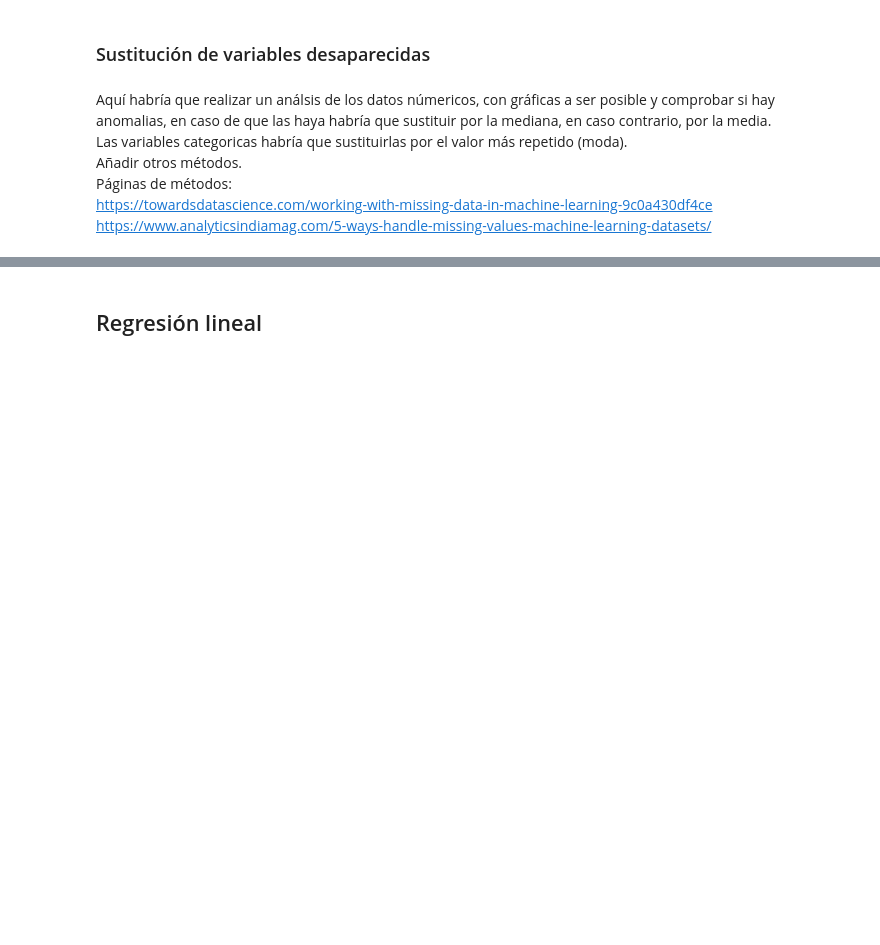
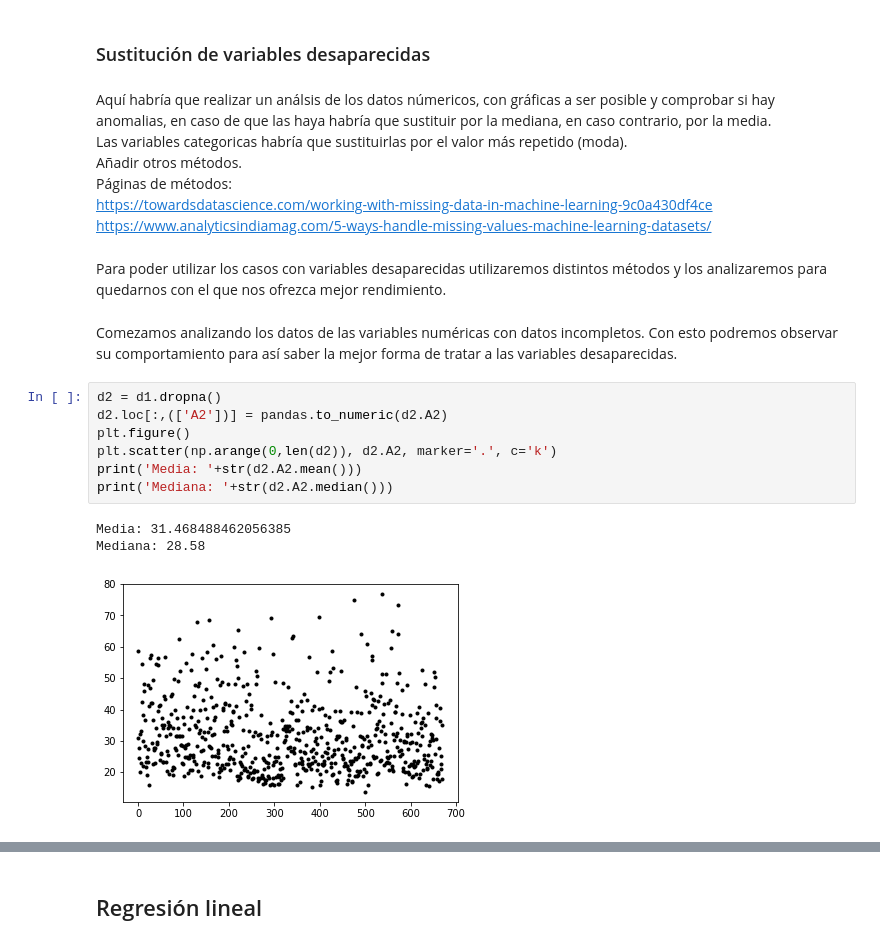
Before and after one commit to arturobp3/Machine_Learning, a Jupyter notebook: Proyecto/Proyecto.ipynb, the cells around one changed output, grey strips where cells are left out. Saved outputs shown, nothing was run; the diff lists cells and outputs as text; blank space fills up the shorter version.

Commit message:
Avanzada parte de sustitución de variables desaparecidas, todavía sin terminar

```diff
--- a/Proyecto/Proyecto.ipynb
+++ b/Proyecto/Proyecto.ipynb
@@ -116,3 +117,18 @@ Añadir otros métodos.
 Páginas de métodos:
 https://towardsdatascience.com/working-with-missing-data-in-machine-learning-9c0a430df4ce
 https://www.analyticsindiamag.com/5-ways-handle-missing-values-machine-learning-datasets/
+# %% [markdown]
+Para poder utilizar los casos con variables desaparecidas utilizaremos distintos métodos y los analizaremos para quedarnos con el que nos ofrezca mejor rendimiento.
+# %% [markdown]
+Comezamos analizando los datos de las variables numéricas con datos incompletos. Con esto podremos observar su comportamiento para así saber la mejor forma de tratar a las variables desaparecidas.
+# %%
+d2 = d1.dropna()
+d2.loc[:,(['A2'])] = pandas.to_numeric(d2.A2)
+plt.figure()
+plt.scatter(np.arange(0,len(d2)), d2.A2, marker='.', c='k')
+print('Media: '+str(d2.A2.mean()))
+print('Mediana: '+str(d2.A2.median()))
+# %% [output]
+Media: 31.468488462056385
+Mediana: 28.58
+[figure, added]
```
Also changed, not shown: parts of 13 cells of this notebook.
